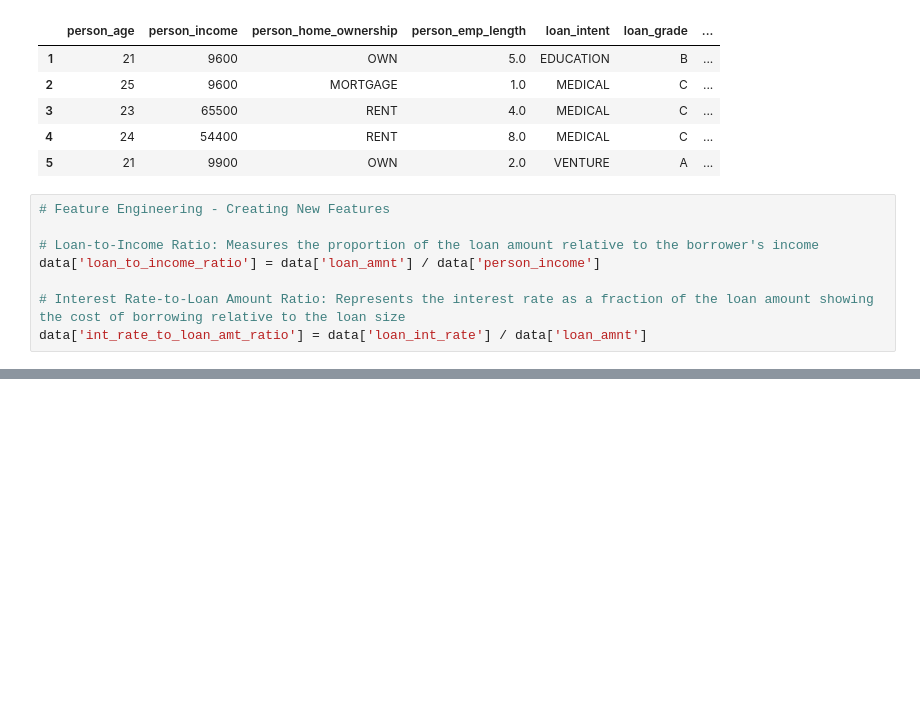
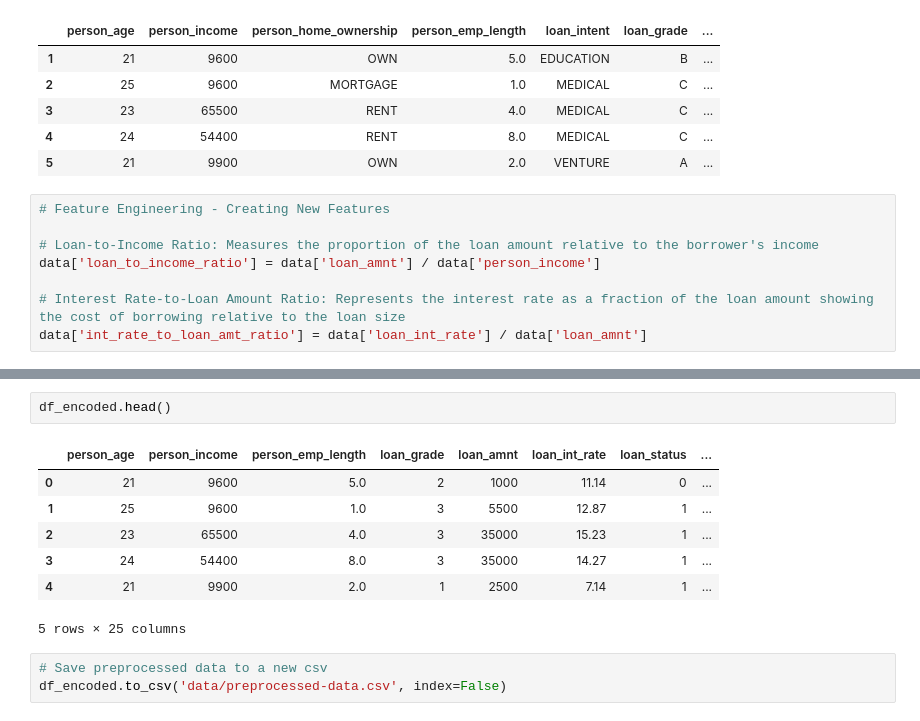
Before and after one commit to ruchira-bogahawatta/BIS-Analysis, a Jupyter notebook: assignment.ipynb, the cells around one changed output, grey strips where cells are left out. Drawn from its saved outputs; the diff is of its cells as text; blank space fills up the shorter version.

Commit message:
categorical variables encoded

```diff
--- a/assignment.ipynb
+++ b/assignment.ipynb
@@ -704,0 +755,13 @@ data['int_rate_to_loan_amt_ratio'] = data['loan_int_rate'] / data['loan_amnt']
+# %%
+df_encoded.head()
+# %% [output]
+|  | person_age | person_income | person_emp_length | loan_grade | loan_amnt | loan_int_rate | loan_status | ... |
+| 0 | 21 | 9600 | 5.0 | 2 | 1000 | 11.14 | 0 | ... |
+| 1 | 25 | 9600 | 1.0 | 3 | 5500 | 12.87 | 1 | ... |
+| 2 | 23 | 65500 | 4.0 | 3 | 35000 | 15.23 | 1 | ... |
+| 3 | 24 | 54400 | 8.0 | 3 | 35000 | 14.27 | 1 | ... |
+| 4 | 21 | 9900 | 2.0 | 1 | 2500 | 7.14 | 1 | ... |
+5 rows × 25 columns
+# %%
+# Save preprocessed data to a new csv
+df_encoded.to_csv('data/preprocessed-data.csv', index=False)
```
Also changed, not shown: parts of 1 cell of this notebook, 1 other file.
